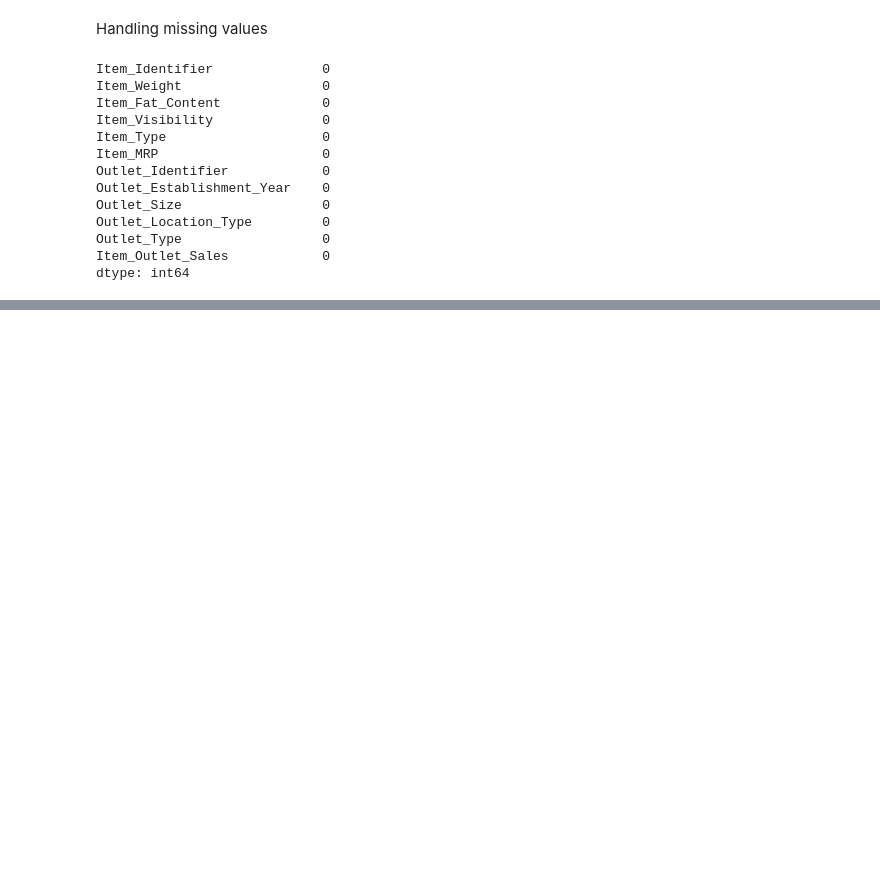
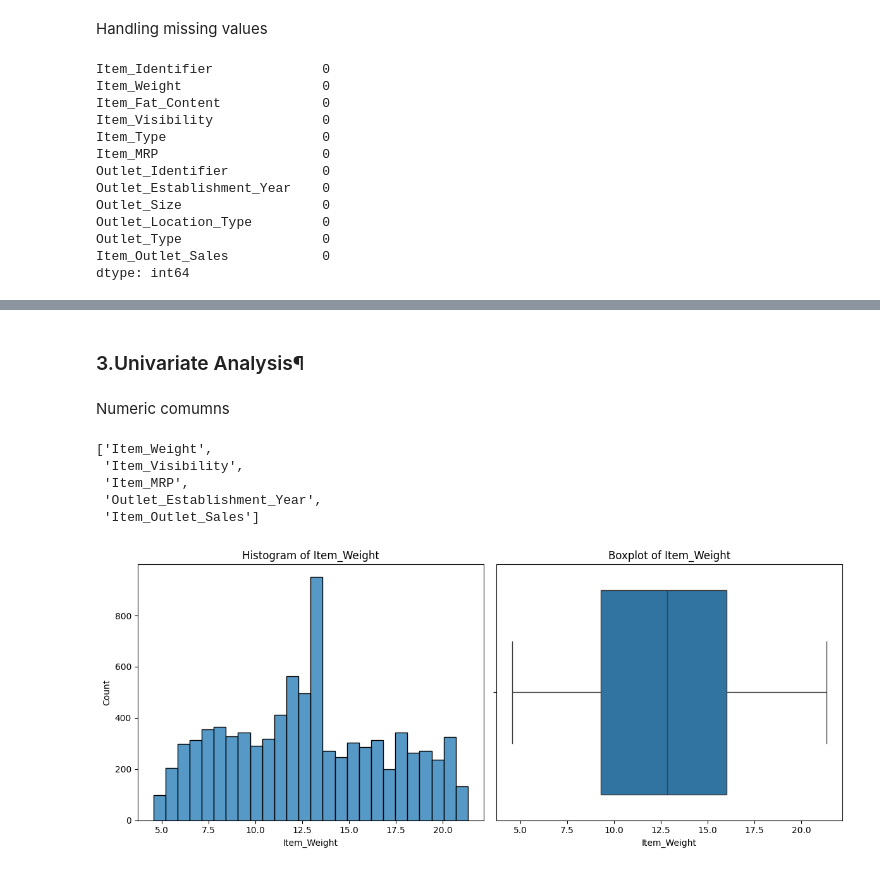
Before and after one commit to samirakhalil1993/Big-Mark-Sales, a Jupyter notebook: bigmart_sales_data.ipynb, the cells around one changed output, grey strips where cells are left out. Saved outputs shown, nothing was run; the diff lists cells and outputs as text; code cells hidden in the pictures; blank space fills up the shorter version.

```diff
--- a/bigmart_sales_data.ipynb
+++ b/bigmart_sales_data.ipynb
@@ -135,0 +130,33 @@ bigmart_df.describe()
+# %% [markdown]
+### 3.Univariate Analysis¶
+# %% [markdown]
+Numeric comumns
+# %%
+numeric_cols = df.select_dtypes(include="number").columns.tolist()
+numeric_cols
+# %% [output]
+['Item_Weight',
+ 'Item_Visibility',
+ 'Item_MRP',
+ 'Outlet_Establishment_Year',
+ 'Item_Outlet_Sales']
+# %%
+def plot_numeric(df, column):
+    plt.figure(figsize=(12,5))
+
+    # histogram
+    plt.subplot(1,2,1)
+    sns.histplot(df[column])
+    plt.title(f"Histogram of {column}")
+
+    # boxplot
+    plt.subplot(1,2,2)
+    sns.boxplot(x=df[column])
+    plt.title(f"Boxplot of {column}")
+
+    plt.tight_layout()
+    plt.show()
+# %%
+plot_numeric(df,"Item_Weight")
+# %% [output]
+[figure, added]
```
Also changed, not shown: parts of 31 cells of this notebook.
